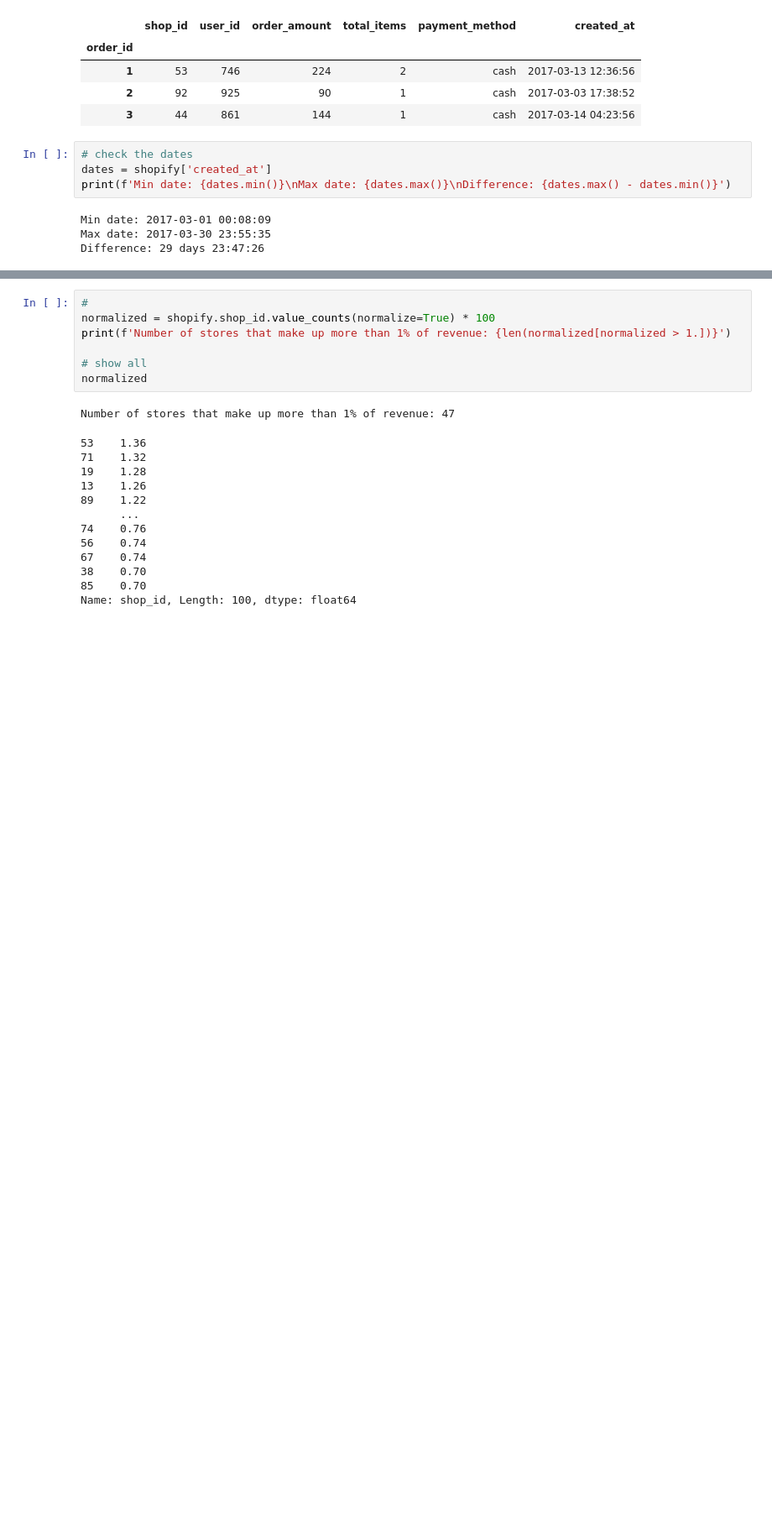
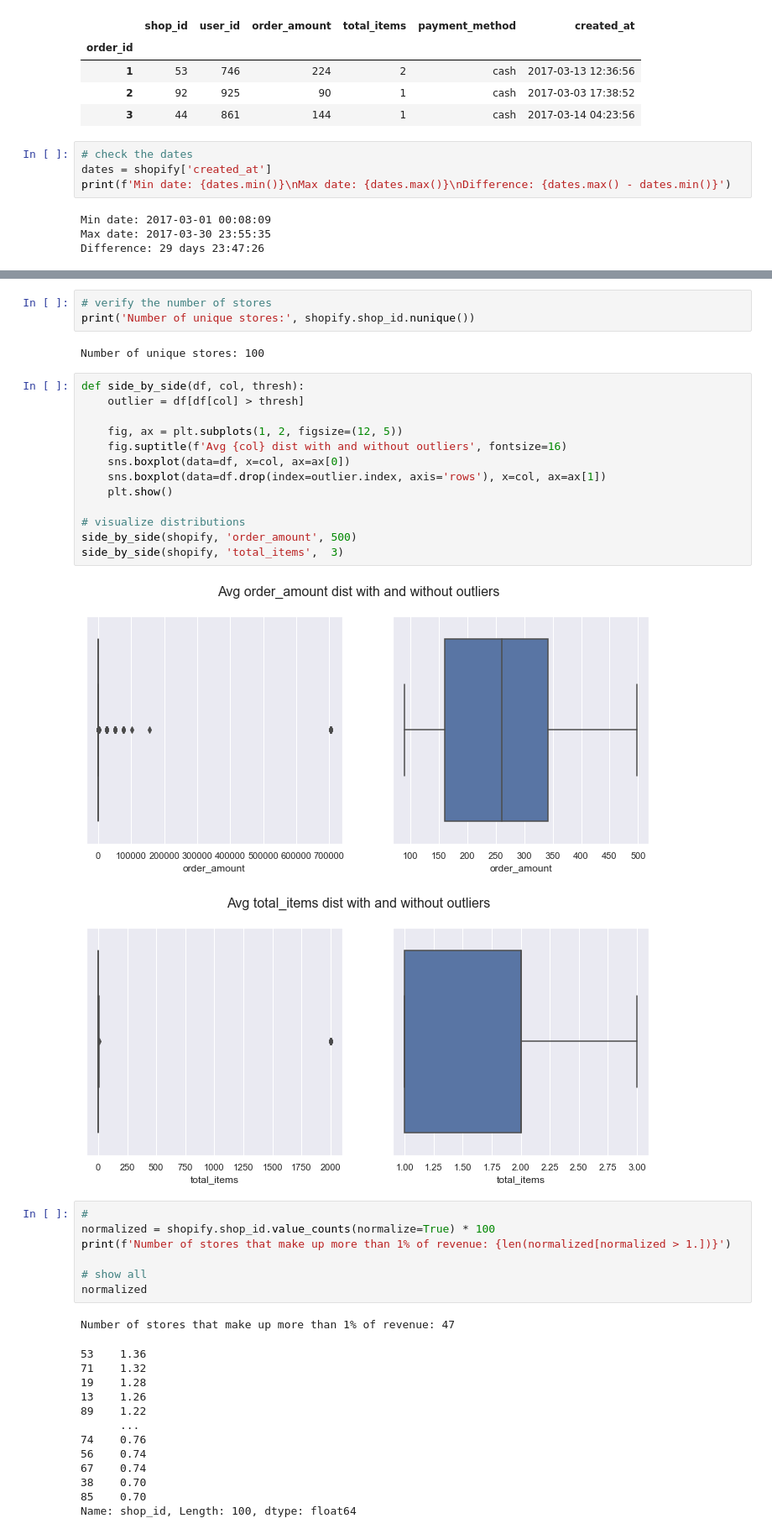
Before and after one commit to dissagaliyeva/shopify-challenge, a Jupyter notebook: analysis.ipynb, the cells around one changed output, grey strips where cells are left out. Shown at 84% size. Cells and saved outputs as stored; diff of their text form; blank space fills up the shorter version.

```diff
--- a/analysis.ipynb
+++ b/analysis.ipynb
@@ -86,3 +96,24 @@ We want to analyze the average order value (AOV). When looking at order data ove
+# %%
+# verify the number of stores
+print('Number of unique stores:', shopify.shop_id.nunique())
+# %% [output]
+Number of unique stores: 100
+# %%
+def side_by_side(df, col, thresh):
+    outlier = df[df[col] > thresh]
+
+    fig, ax = plt.subplots(1, 2, figsize=(12, 5))
+    fig.suptitle(f'Avg {col} dist with and without outliers', fontsize=16)
+    sns.boxplot(data=df, x=col, ax=ax[0])
+    sns.boxplot(data=df.drop(index=outlier.index, axis='rows'), x=col, ax=ax[1])
+    plt.show()
+
+# visualize distributions
+side_by_side(shopify, 'order_amount', 500)
+side_by_side(shopify, 'total_items',  3)
+# %% [output]
+[figure, added]
+[figure, added]
 # %%
 #
 normalized = shopify.shop_id.value_counts(normalize=True) * 100
```
Also changed, not shown: parts of 19 cells of this notebook, 1 other file.
